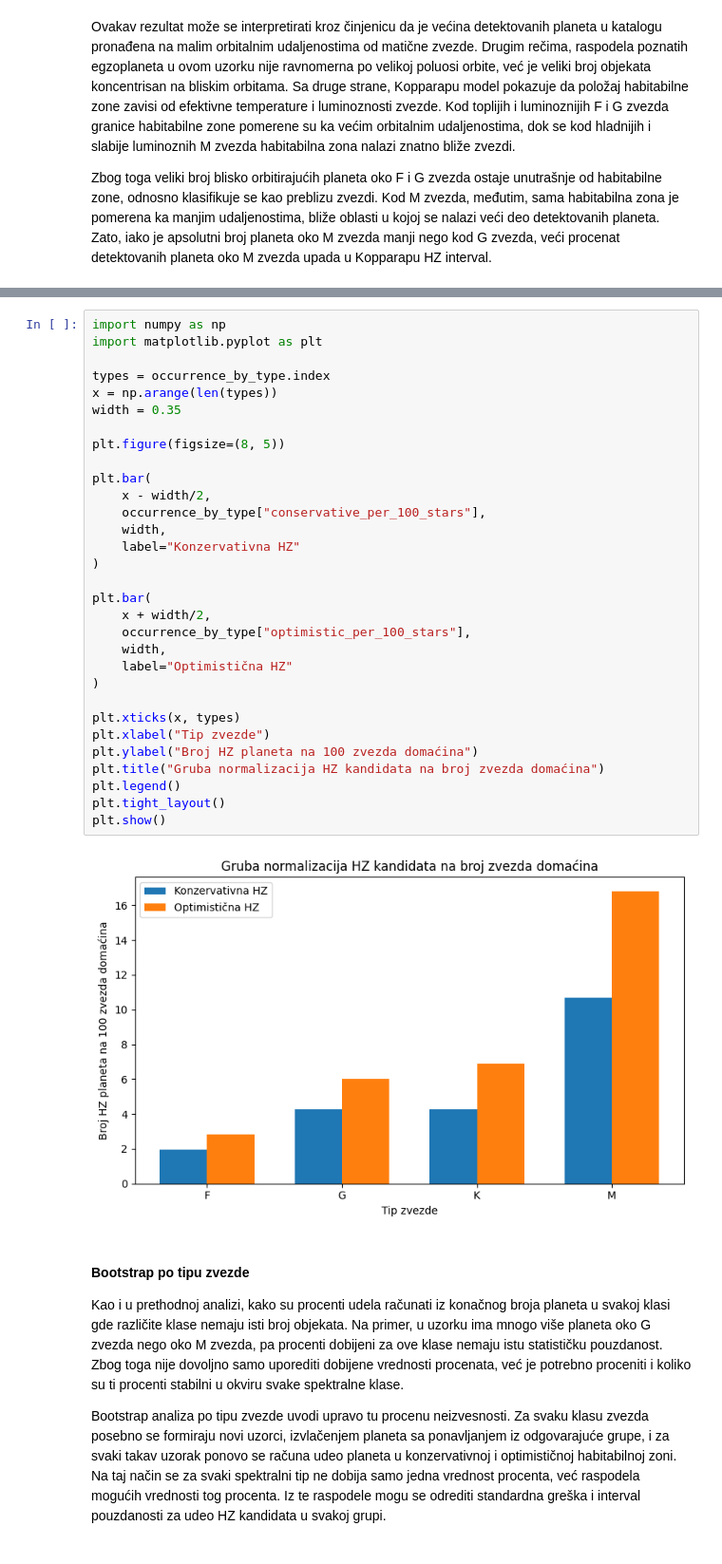
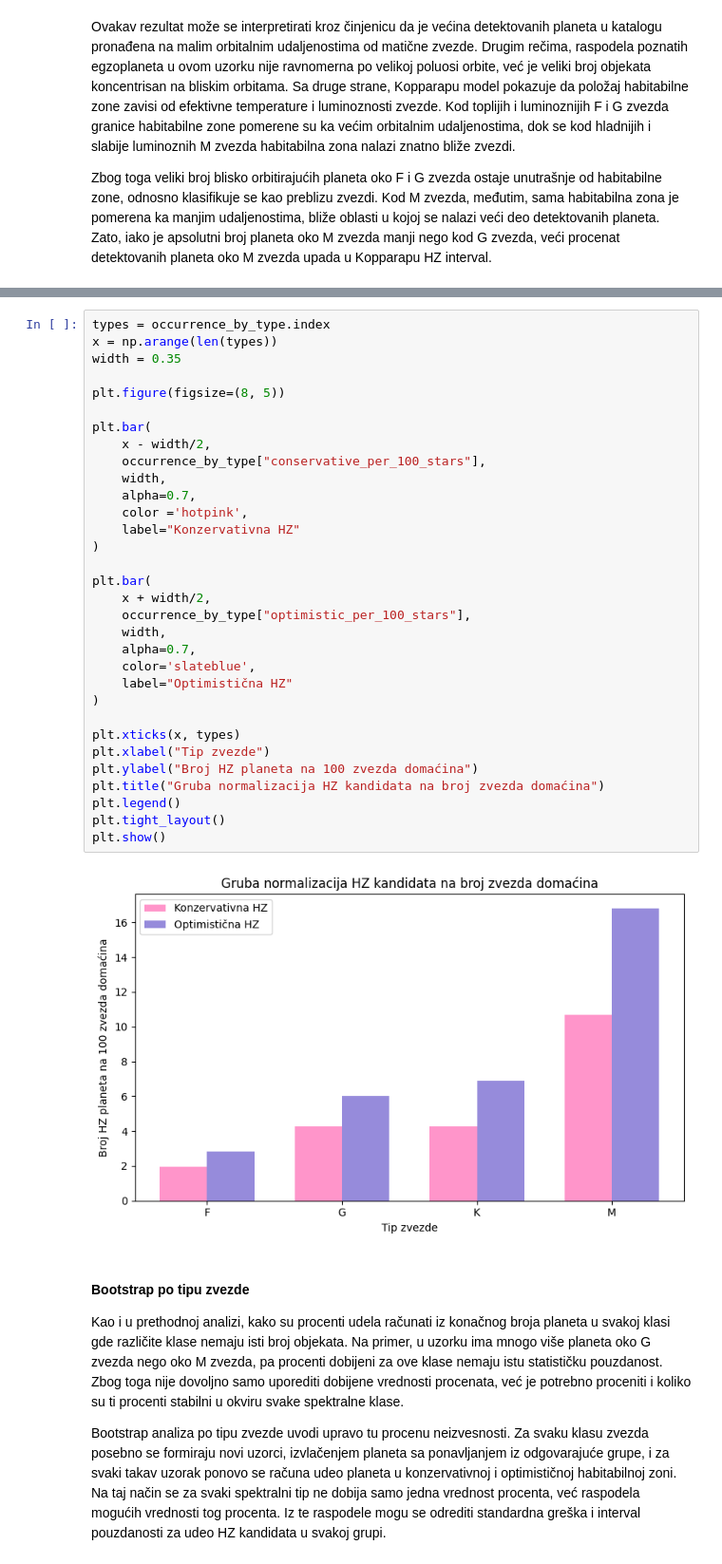
Before and after one commit to brujictamara/Projekat-astrostatistika, a Jupyter notebook: projekat.ipynb, the cells around one changed output, grey strips where cells are left out. Shown at 95% size. Cells and saved outputs as stored; diff of their text form.

```diff
--- a/projekat.ipynb
+++ b/projekat.ipynb
@@ -1046,39 +1054,40 @@ occurrence_by_type.round(2)
 | G | 1859 | 2525 | 79 | 112 | 0.04 | 0.06 | ... |
 | K | 1029 | 1410 | 44 | 71 | 0.04 | 0.07 | ... |
 | M | 375 | 531 | 40 | 63 | 0.11 | 0.17 | ... |
-# %%
-import numpy as np
-import matplotlib.pyplot as plt
-
-types = occurrence_by_type.index
-x = np.arange(len(types))
-width = 0.35
-
-plt.figure(figsize=(8, 5))
-
-plt.bar(
-    x - width/2,
-    occurrence_by_type["conservative_per_100_stars"],
-    width,
-    label="Konzervativna HZ"
-)
-
-plt.bar(
-    x + width/2,
-    occurrence_by_type["optimistic_per_100_stars"],
-    width,
-    label="Optimistična HZ"
-)
-
-plt.xticks(x, types)
-plt.xlabel("Tip zvezde")
-plt.ylabel("Broj HZ planeta na 100 zvezda domaćina")
-plt.title("Gruba normalizacija HZ kandidata na broj zvezda domaćina")
-plt.legend()
-plt.tight_layout()
-plt.show()
-# %% [output]
-[figure, removed]
+# %%
+types = occurrence_by_type.index
+x = np.arange(len(types))
+width = 0.35
+
+plt.figure(figsize=(8, 5))
+
+plt.bar(
+    x - width/2,
+    occurrence_by_type["conservative_per_100_stars"],
+    width,
+    alpha=0.7,
+    color ='hotpink',
+    label="Konzervativna HZ"
+)
+
+plt.bar(
+    x + width/2,
+    occurrence_by_type["optimistic_per_100_stars"],
+    width,
+    alpha=0.7,
+    color='slateblue',
+    label="Optimistična HZ"
+)
+
+plt.xticks(x, types)
+plt.xlabel("Tip zvezde")
+plt.ylabel("Broj HZ planeta na 100 zvezda domaćina")
+plt.title("Gruba normalizacija HZ kandidata na broj zvezda domaćina")
+plt.legend()
+plt.tight_layout()
+plt.show()
+# %% [output]
+[figure, added]
 # %% [markdown]
 #### **Bootstrap po tipu zvezde**
 
```
Also changed, not shown: parts of 5 cells of this notebook.
